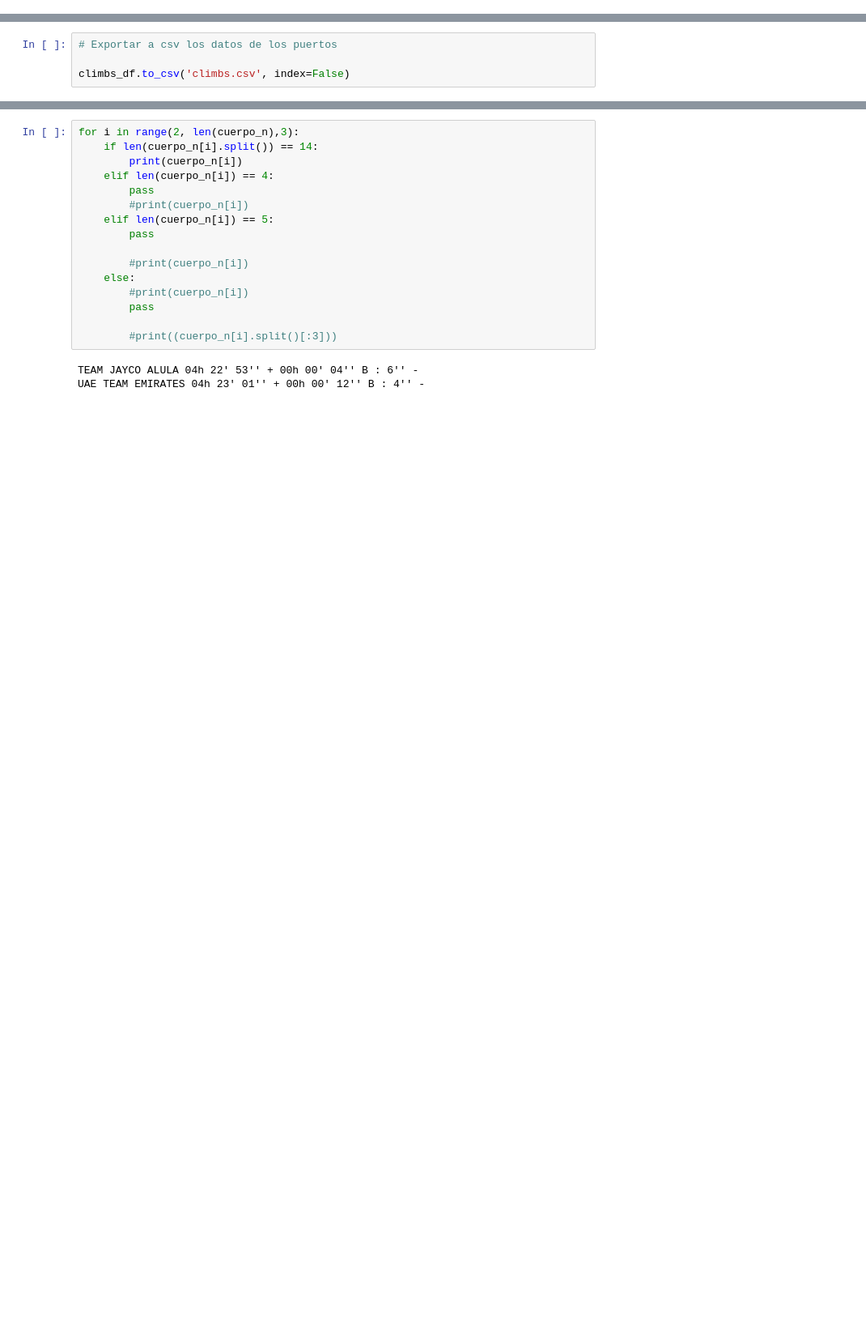
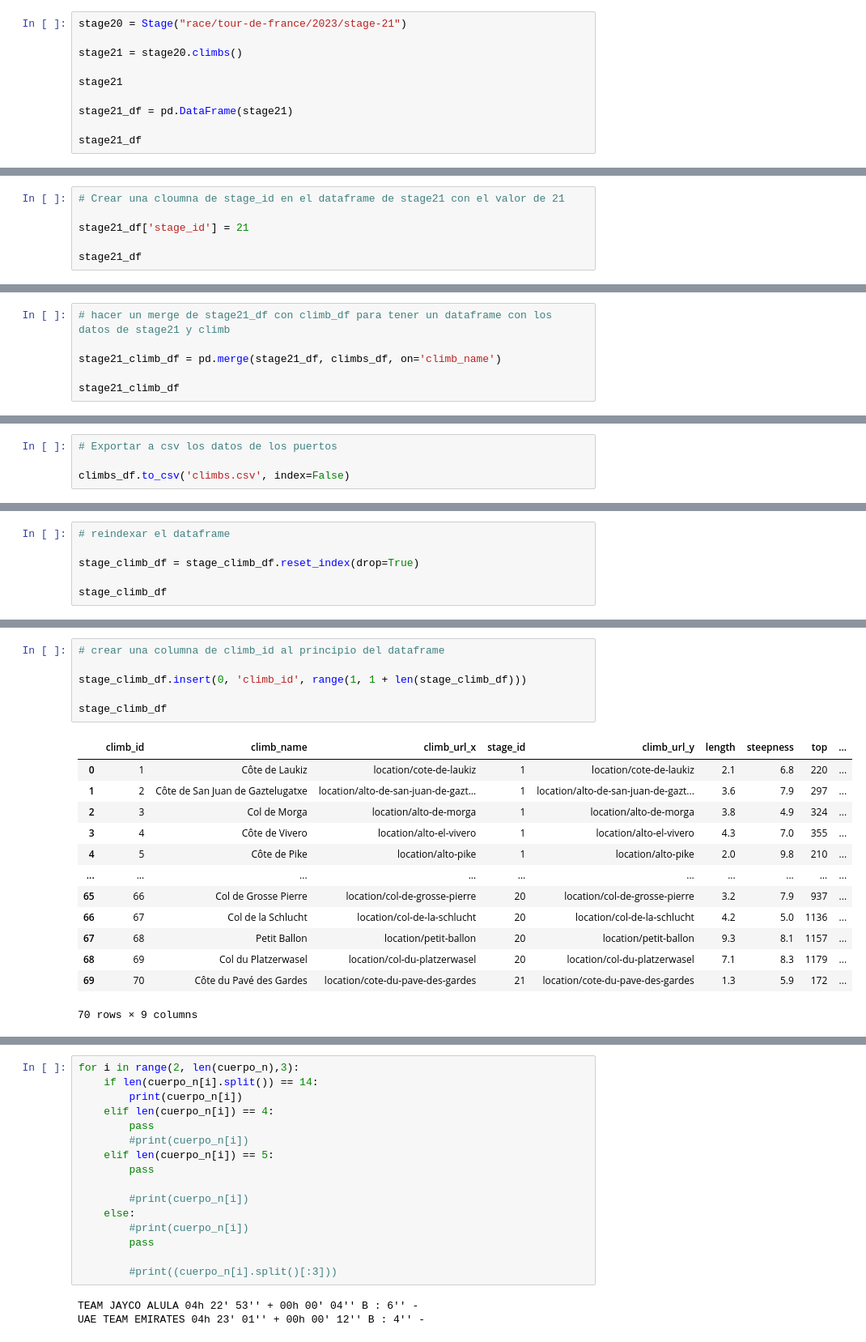
Before and after one commit to luisgh87/w4-project_ETL, a Jupyter notebook: le_grande_boucle.ipynb, the cells around one changed output, grey strips where cells are left out. Shown at 81% size. Cells and saved outputs as stored; diff of their text form; blank space fills up the shorter version.

```diff
--- a/le_grande_boucle.ipynb
+++ b/le_grande_boucle.ipynb
@@ -767,0 +1024,10 @@ stage14_climb_df
+# %%
+stage20 = Stage("race/tour-de-france/2023/stage-21")
+
+stage21 = stage20.climbs()
+
+stage21
+
+stage21_df = pd.DataFrame(stage21)
+
+stage21_df
@@ -767,0 +1037,6 @@ stage14_climb_df
+# %%
+# Crear una cloumna de stage_id en el dataframe de stage21 con el valor de 21
+
+stage21_df['stage_id'] = 21
+
+stage21_df
@@ -767,0 +1046,6 @@ stage14_climb_df
+# %%
+# hacer un merge de stage21_df con climb_df para tener un dataframe con los datos de stage21 y climb
+
+stage21_climb_df = pd.merge(stage21_df, climbs_df, on='climb_name')
+
+stage21_climb_df
@@ -779,0 +1125,6 @@ ValueError: All arrays must be of the same length
+# %%
+# reindexar el dataframe
+
+stage_climb_df = stage_climb_df.reset_index(drop=True)
+
+stage_climb_df
@@ -779,0 +1145,20 @@ ValueError: All arrays must be of the same length
+# %%
+# crear una columna de climb_id al principio del dataframe
+
+stage_climb_df.insert(0, 'climb_id', range(1, 1 + len(stage_climb_df)))
+
+stage_climb_df
+# %% [output]
+|  | climb_id | climb_name | climb_url_x | stage_id | climb_url_y | length | steepness | top | ... |
+| 0 | 1 | Côte de Laukiz | location/cote-de-laukiz | 1 | location/cote-de-laukiz | 2.1 | 6.8 | 220 | ... |
+| 1 | 2 | Côte de San Juan de Gaztelugatxe | location/alto-de-san-juan-de-gazt... | 1 | location/alto-de-san-juan-de-gazt... | 3.6 | 7.9 | 297 | ... |
+| 2 | 3 | Col de Morga | location/alto-de-morga | 1 | location/alto-de-morga | 3.8 | 4.9 | 324 | ... |
+| 3 | 4 | Côte de Vivero | location/alto-el-vivero | 1 | location/alto-el-vivero | 4.3 | 7.0 | 355 | ... |
+| 4 | 5 | Côte de Pike | location/alto-pike | 1 | location/alto-pike | 2.0 | 9.8 | 210 | ... |
+| ... | ... | ... | ... | ... | ... | ... | ... | ... | ... |
+| 65 | 66 | Col de Grosse Pierre | location/col-de-grosse-pierre | 20 | location/col-de-grosse-pierre | 3.2 | 7.9 | 937 | ... |
+| 66 | 67 | Col de la Schlucht | location/col-de-la-schlucht | 20 | location/col-de-la-schlucht | 4.2 | 5.0 | 1136 | ... |
+| 67 | 68 | Petit Ballon | location/petit-ballon | 20 | location/petit-ballon | 9.3 | 8.1 | 1157 | ... |
+| 68 | 69 | Col du Platzerwasel | location/col-du-platzerwasel | 20 | location/col-du-platzerwasel | 7.1 | 8.3 | 1179 | ... |
+| 69 | 70 | Côte du Pavé des Gardes | location/cote-du-pave-des-gardes | 21 | location/cote-du-pave-des-gardes | 1.3 | 5.9 | 172 | ... |
+70 rows × 9 columns
```
Also changed, not shown: parts of 55 cells of this notebook, 3 other files.
